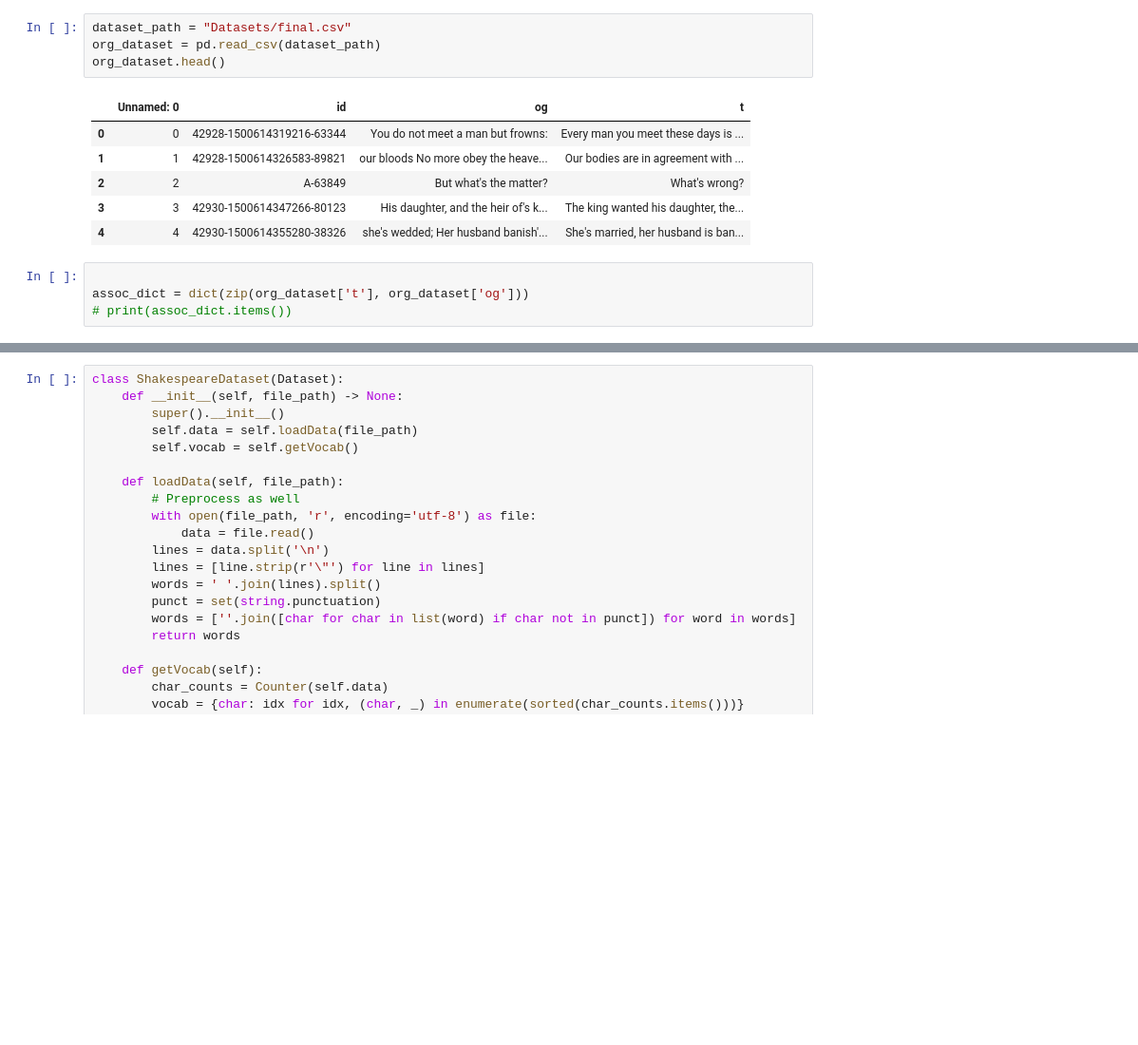
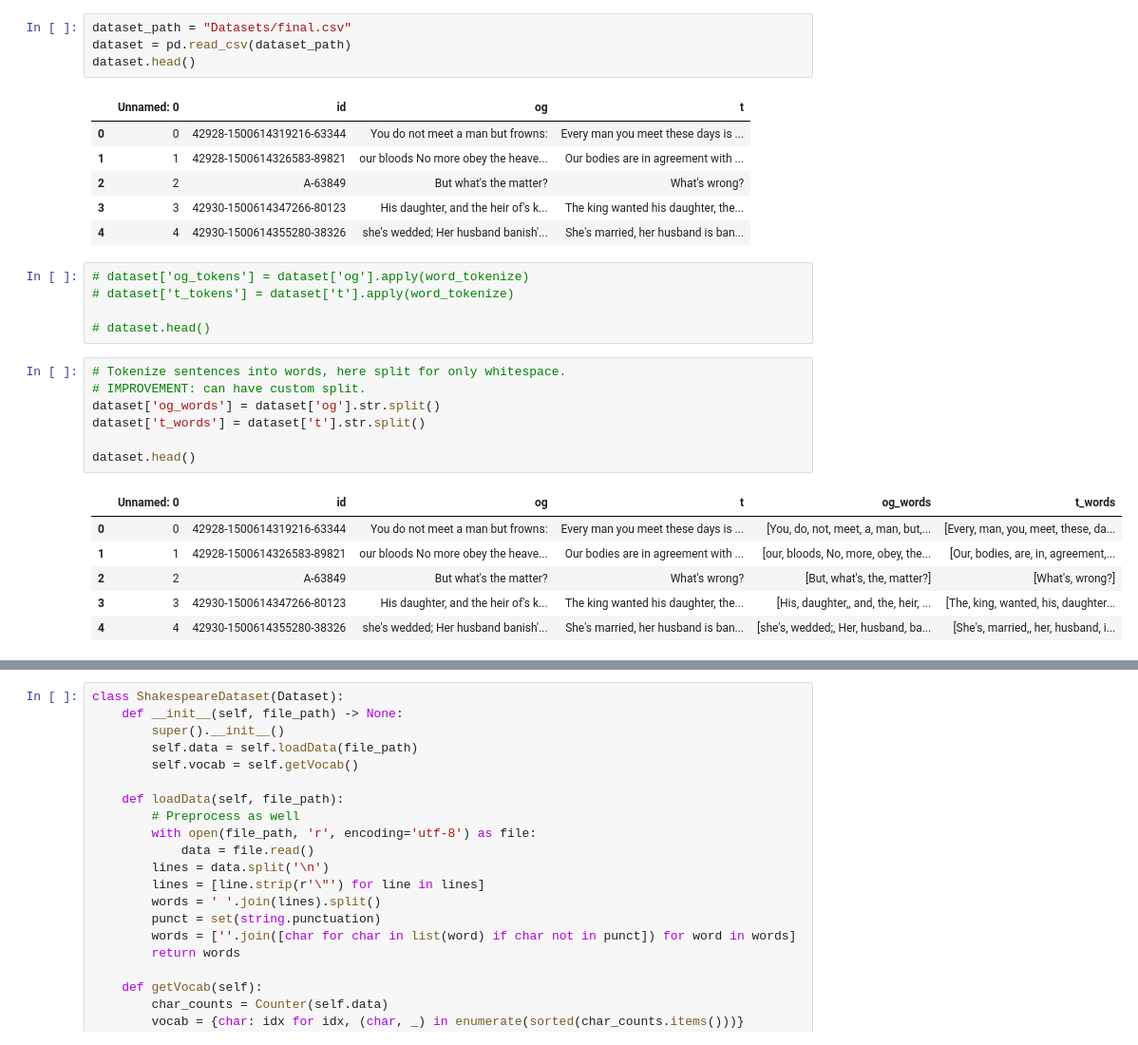
Before and after one commit to violethappyjoy/MyDLPractice, a Jupyter notebook: Sequence/shakespeare.ipynb, the cells around one changed output, grey strips where cells are left out. Shown at 95% size. Cells and saved outputs as stored; diff of their text form; blank space fills up the shorter version.

```diff
--- a/Sequence/shakespeare.ipynb
+++ b/Sequence/shakespeare.ipynb
@@ -44,8 +52,8 @@ print(device)
 cuda:0
 # %%
 dataset_path = "Datasets/final.csv"
-org_dataset = pd.read_csv(dataset_path)
-org_dataset.head()
+dataset = pd.read_csv(dataset_path)
+dataset.head()
 # %% [output]
 |  | Unnamed: 0 | id | og | t |
 | 0 | 0 | 42928-1500614319216-63344 | You do not meet a man but frowns: | Every man you meet these days is ... |
@@ -53,7 +61,22 @@ org_dataset.head()
 | 2 | 2 | A-63849 | But what's the matter? | What's wrong? |
 | 3 | 3 | 42930-1500614347266-80123 | His daughter, and the heir of's k... | The king wanted his daughter, the... |
 | 4 | 4 | 42930-1500614355280-38326 | she's wedded; Her husband banish'... | She's married, her husband is ban... |
-# %%
-
-assoc_dict = dict(zip(org_dataset['t'], org_dataset['og']))
-# print(assoc_dict.items())
+# %%
+# dataset['og_tokens'] = dataset['og'].apply(word_tokenize)
+# dataset['t_tokens'] = dataset['t'].apply(word_tokenize)
+
+# dataset.head()
+# %%
+# Tokenize sentences into words, here split for only whitespace.
+# IMPROVEMENT: can have custom split.
+dataset['og_words'] = dataset['og'].str.split()
+dataset['t_words'] = dataset['t'].str.split()
+
+dataset.head()
+# %% [output]
+|  | Unnamed: 0 | id | og | t | og_words | t_words |
+| 0 | 0 | 42928-1500614319216-63344 | You do not meet a man but frowns: | Every man you meet these days is ... | [You, do, not, meet, a, man, but,... | [Every, man, you, meet, these, da... |
+| 1 | 1 | 42928-1500614326583-89821 | our bloods No more obey the heave... | Our bodies are in agreement with ... | [our, bloods, No, more, obey, the... | [Our, bodies, are, in, agreement,... |
+| 2 | 2 | A-63849 | But what's the matter? | What's wrong? | [But, what's, the, matter?] | [What's, wrong?] |
+| 3 | 3 | 42930-1500614347266-80123 | His daughter, and the heir of's k... | The king wanted his daughter, the... | [His, daughter,, and, the, heir, ... | [The, king, wanted, his, daughter... |
+| 4 | 4 | 42930-1500614355280-38326 | she's wedded; Her husband banish'... | She's married, her husband is ban... | [she's, wedded;, Her, husband, ba... | [She's, married,, her, husband, i... |
```
Also changed, not shown: parts of 7 cells of this notebook.
